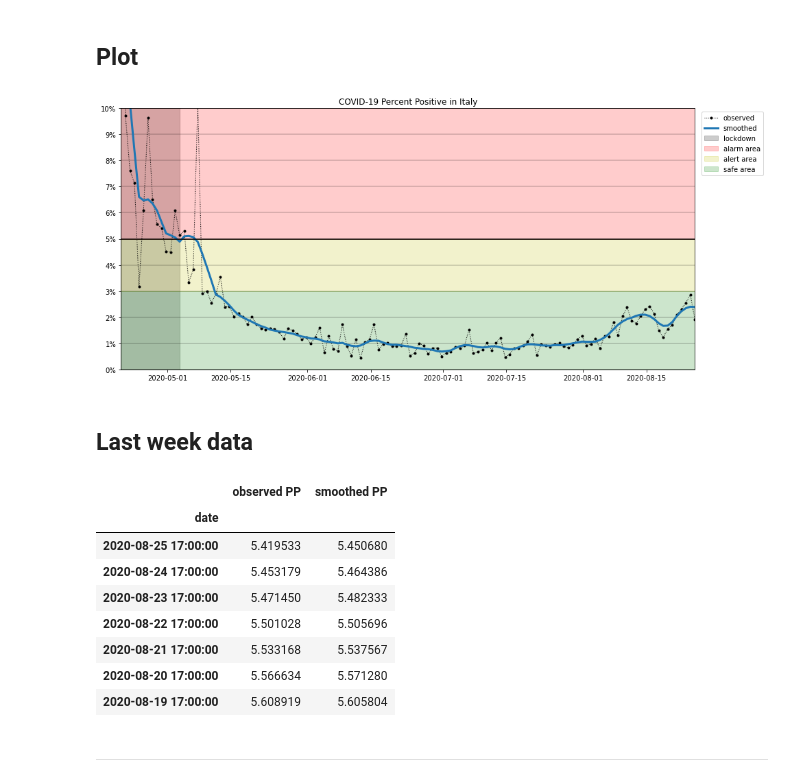
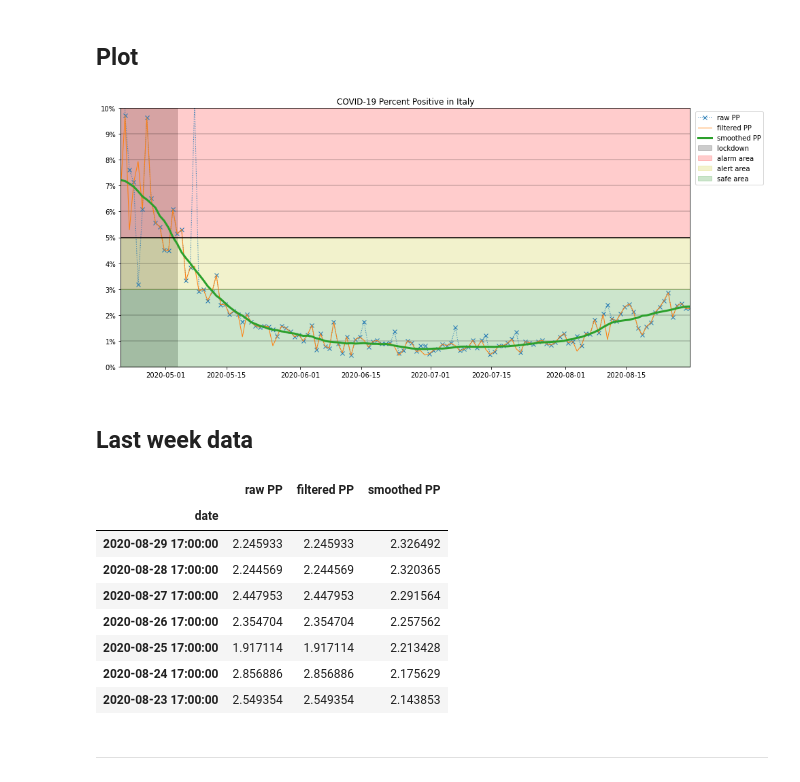
Before and after one commit to maxdevblock/covid-19-jupyter, a Jupyter notebook: PP.ipynb, the cells around one changed output. Cells and saved outputs as stored; diff of their text form; code cells hidden in the pictures.

```diff
--- a/PP.ipynb
+++ b/PP.ipynb
@@ -79,66 +112,80 @@ it = pd.read_csv(
      index_col=['data'],
      squeeze=True).sort_index()
 # %%
-ok = it[it['casi_testati']>0]
+ok_it = it[it['casi_testati']>0]
 # %% [markdown]
 ## Plot
 # %%
-indice = ok['nuovi_positivi'][1:]*100 / ok['casi_testati'].diff()[1:]
-smooth = indice.rolling(7,
+pos_it, pos_it_outs = hampel_filter_pandas(ok_it['nuovi_positivi'][1:], 7, n_sigmas=2.0)
+pos_sm = pos_it.rolling(14,
                 win_type='gaussian',
                 min_periods=1,
-                center=True).mean(std=2).values
+                center=True).mean(std=5).values
+
+tst_it, tst_it_outs = hampel_filter_pandas(ok_it['casi_testati'].diff()[1:], 7, n_sigmas=2.0)
+tst_sm = tst_it.rolling(14,
+                win_type='gaussian',
+                min_periods=1,
+                center=True).mean(std=5).values
+
+tst_it[tst_it==0] = np.nan
+
+indice = ok_it['nuovi_positivi'][1:] / ok_it['casi_testati'].diff()[1:] * 100
+filtered = pos_it / tst_it * 100
+smooth = pos_sm / tst_sm *100
 
 fig, ax = plt.subplots(figsize=(15, 7))
 
-ax.plot(indice, 'ok:', label="observed", lw=1, ms=3)
-ax.plot(indice.index, smooth, lw=3, label="smoothed")
+ax.plot(indice, 'x:', label="raw PP", lw=1)
+ax.plot(filtered, label="filtered PP", lw=1)
+ax.plot(indice.index, smooth, lw=3, label="smoothed PP")
 
 ax.hlines(np.arange(0,15,1), indice.index[0], indice.index[-1], color="k", alpha=.2)
 
 ax.axhline(5, c="k")
 
 ax.fill_betweenx(
     [0,20],
     indice.index[indice.index>=pd.to_datetime("2020-03-11")][0],
     indice.index[indice.index<=pd.to_datetime("2020-05-04")][-1],
     color="k", alpha=.2, label="lockdown"
 )
 
 ax.fill_between(indice.index, 5, 20, color="r", alpha=.2, label="alarm area")
 ax.fill_between(indice.index, 3, 5, color="y", alpha=.2, label="alert area")
 ax.fill_between(indice.index, 0, 3, color="g", alpha=.2, label="safe area")
 
 
 ax.set_yticks(np.arange(0,15,1))
 ax.set_yticklabels([f"{p:.0%}" for p in np.arange(0,.15,.01)])
 ax.set_ylim(0, 10)
 ax.set_xlim(indice.index[0], indice.index[-1])
-ax.legend(loc="upper right", bbox_to_anchor=(1.125,1))
+ax.legend(loc="upper right", bbox_to_anchor=(1.135,1))
 ax.set_title("COVID-19 Percent Positive in Italy")
 plt.show();
 # %% [output]
-[figure, old version]
+[figure, new version]
 # %% [markdown]
 ## Last week data
 # %%
 idf = pd.DataFrame({
     "date":indice.index[-7:],
-    "observed PP":indice.values[-7:],
+    "raw PP":indice.values[-7:],
+    "filtered PP":filtered.values[-7:],
     "smoothed PP":smooth[-7:]
 })
 idf.set_index('date', inplace=True)
 display(HTML(idf[::-1].to_html()))
 # %% [output]
-|  | observed PP | smoothed PP |
-| date |  |  |
-| 2020-08-25 17:00:00 | 5.419533 | 5.450680 |
-| 2020-08-24 17:00:00 | 5.453179 | 5.464386 |
-| 2020-08-23 17:00:00 | 5.471450 | 5.482333 |
-| 2020-08-22 17:00:00 | 5.501028 | 5.505696 |
-| 2020-08-21 17:00:00 | 5.533168 | 5.537567 |
-| 2020-08-20 17:00:00 | 5.566634 | 5.571280 |
-| 2020-08-19 17:00:00 | 5.608919 | 5.605804 |
+|  | raw PP | filtered PP | smoothed PP |
+| date |  |  |  |
+| 2020-08-29 17:00:00 | 2.245933 | 2.245933 | 2.326492 |
+| 2020-08-28 17:00:00 | 2.244569 | 2.244569 | 2.320365 |
+| 2020-08-27 17:00:00 | 2.447953 | 2.447953 | 2.291564 |
+| 2020-08-26 17:00:00 | 2.354704 | 2.354704 | 2.257562 |
+| 2020-08-25 17:00:00 | 1.917114 | 1.917114 | 2.213428 |
+| 2020-08-24 17:00:00 | 2.856886 | 2.856886 | 2.175629 |
+| 2020-08-23 17:00:00 | 2.549354 | 2.549354 | 2.143853 |
 # %% [markdown]
 ***
 # %%
```
Also changed, not shown: parts of 6 cells of this notebook.
